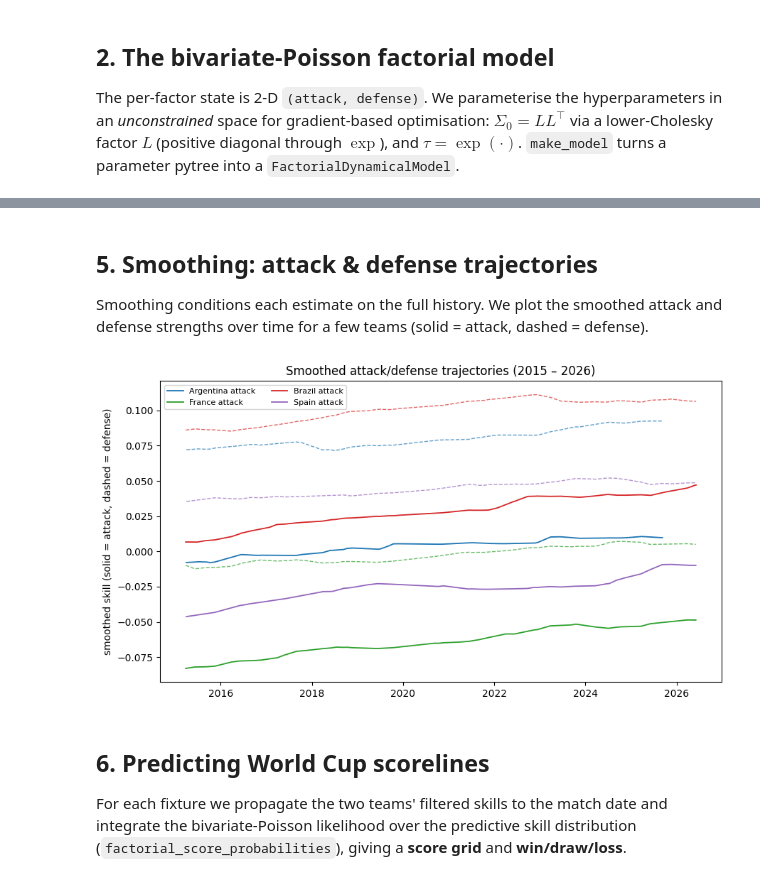
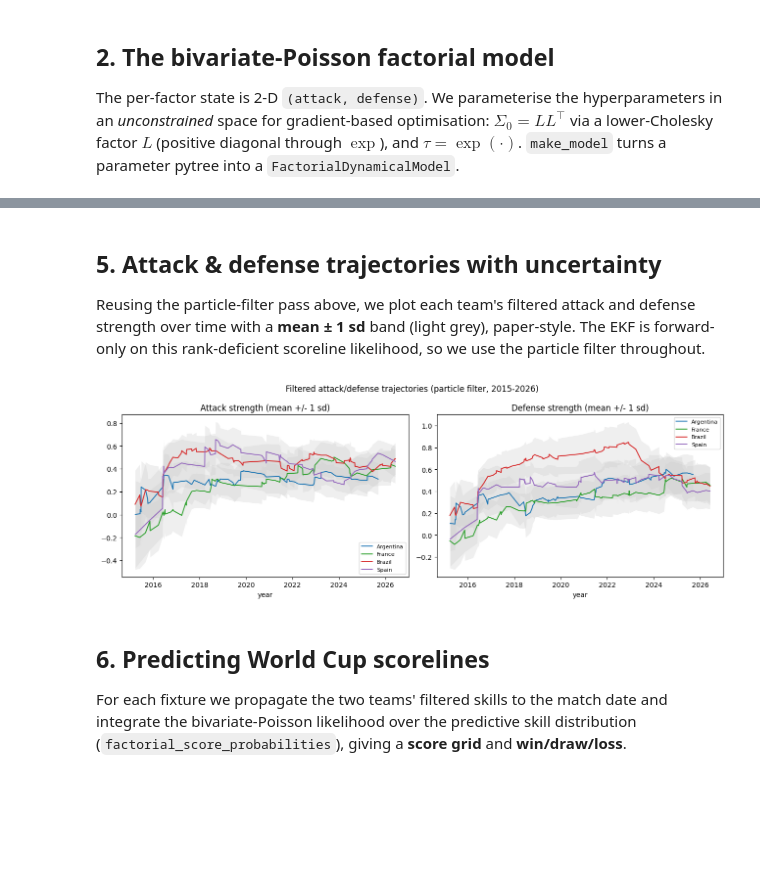
Before and after one commit to DanWaxman/dynestyx, a Jupyter notebook: docs/deep_dives/factorial_world_cup.ipynb, the cells around one changed output, grey strips where cells are left out. Saved outputs shown, nothing was run; the diff lists cells and outputs as text; code cells hidden in the pictures; blank space fills up the shorter version.

```diff
--- a/docs/deep_dives/factorial_world_cup.ipynb
+++ b/docs/deep_dives/factorial_world_cup.ipynb
@@ -129,7 +124,7 @@ def make_model(p):
         ),
         num_factors=F,
         num_local_factors=2,
-        t0=0.0,
+        t0=None,
     )
 
 
@@ -212,6 +196,6 @@ We run the fast deterministic **EKF** at $\hat\theta$ to obtain each team's curr
 # %%
 def world_cup_model(model, predict_times=None, predict_factor_indices=None):
-    with Filter(filter_config=FactorialEKFConfig(record_filtered_states_mean=True)):
+    with Filter(filter_config=FactorialPFConfig(n_particles=1000, record_filtered_states_mean=True)):
         dsx.sample(
             "skill",
             model,
@@ -281,45 +265,39 @@ fig.tight_layout(); plt.show()
 # %% [markdown]
-## 5. Smoothing: attack & defense trajectories
+## 5. Attack & defense trajectories with uncertainty
 
-Smoothing conditions each estimate on the full history. We plot the smoothed attack and defense strengths over time for a few teams (solid = attack, dashed = defense).
+Reusing the particle-filter pass above, we plot each team's filtered attack and defense strength over time with a **mean ± 1 sd** band (light grey), paper-style. The EKF is forward-only on this rank-deficient scoreline likelihood, so we use the particle filter throughout.
 # %%
-def smoothed_model(model):
-    with Smoother(
-        smoother_config=FactorialEKFSmootherConfig(record_smoothed_states_mean=True)
-    ):
-        dsx.sample(
-            "skill", model, obs_times=obs_times, obs_values=obs_values,
-            obs_factor_indices=obs_factor_indices,
-        )
-
-
-strace = Predictive(lambda: smoothed_model(fitted_model), num_samples=1)(jax.random.PRNGKey(0))
-smoothed_local = np.asarray(strace["skill_smoothed_local_states_mean"][0])  # (K, 2, 2)
+# Reuse the PF filter pass (cell above): per-match local means + covariances.
+local = np.asarray(trace["skill_filtered_local_states_mean"][0])  # (K, 2, 2) [slot][att, def]
+chol = np.asarray(trace["skill_filtered_local_states_chol_cov"][0])  # (K, 2, 2, 2)
+local_sd = np.sqrt(np.diagonal(chol @ np.swapaxes(chol, -1, -2), axis1=-2, axis2=-1))  # (K,2,2)
 idx_np = np.asarray(obs_factor_indices)
 match_dates = played["date"].to_numpy()
 
-
 def team_trajectory(team):
-    i = team_idx[team]
-    dates, att, dfn = [], [], []
+    i = team_idx[team]; dt, at, df_, asd, dsd = [], [], [], [], []
     for k in range(K):
         for j in range(2):
             if idx_np[k, j] == i:
-                dates.append(match_dates[k]); att.append(smoothed_local[k, j, 0]); dfn.append(smoothed_local[k, j, 1])
-    return np.array(dates), np.array(att), np.array(dfn)
+                dt.append(match_dates[k]); at.append(local[k, j, 0]); df_.append(local[k, j, 1])
+                asd.append(local_sd[k, j, 0]); dsd.append(local_sd[k, j, 1])
+    return np.array(dt), np.array(at), np.array(df_), np.array(asd), np.array(dsd)
 
-
-fig, ax = plt.subplots(figsize=(9, 5))
-for team, color in zip(["Argentina", "France", "Brazil", "Spain"], ["#1f77b4", "#2ca02c", "#d62728", "#9467bd"]):
-    if team in team_idx:
-        d_, a_, f_ = team_trajectory(team)
-        ax.plot(d_, a_, "-", color=color, lw=1.3, label=f"{team} attack")
-        ax.plot(d_, f_, "--", color=color, lw=1.0, alpha=0.7)
-ax.set_ylabel("smoothed skill (solid = attack, dashed = defense)")
-ax.set_title("Smoothed attack/defense trajectories (2015 – 2026)")
-ax.legend(ncol=2, fontsize=8); fig.tight_layout(); plt.show()
+teams_show = [t for t in ["Argentina", "France", "Brazil", "Spain"] if t in team_idx]
+fig, axes = plt.subplots(1, 2, figsize=(13, 4.6))
+for team, color in zip(teams_show, ["#1f77b4", "#2ca02c", "#d62728", "#9467bd"]):
+    dt, at, df_, asd, dsd = team_trajectory(team)
+    axes[0].fill_between(dt, at - asd, at + asd, color="0.8", alpha=0.3, lw=0)
+    axes[1].fill_between(dt, df_ - dsd, df_ + dsd, color="0.8", alpha=0.3, lw=0)
+    axes[0].plot(dt, at, color=color, lw=1.4, label=team)
+    axes[1].plot(dt, df_, color=color, lw=1.4, label=team)
+axes[0].set_title("Attack strength (mean +/- 1 sd)"); axes[1].set_title("Defense strength (mean +/- 1 sd)")
+for ax in axes:
+    ax.set_xlabel("year"); ax.legend(fontsize=8)
+fig.suptitle("Filtered attack/defense trajectories (particle filter, 2015-2026)")
+fig.tight_layout(); plt.show()
 # %% [output]
-[figure, old version]
+[figure, new version]
 # %% [markdown]
 ## 6. Predicting World Cup scorelines
 
```
Also changed, not shown: parts of 19 cells of this notebook.
